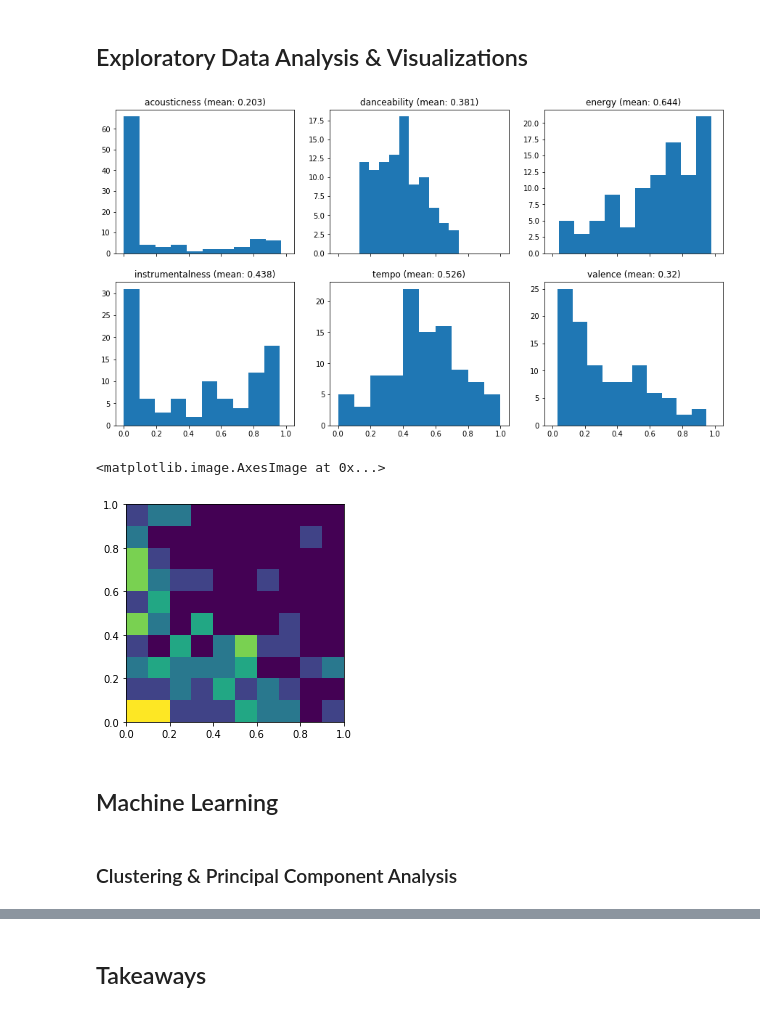
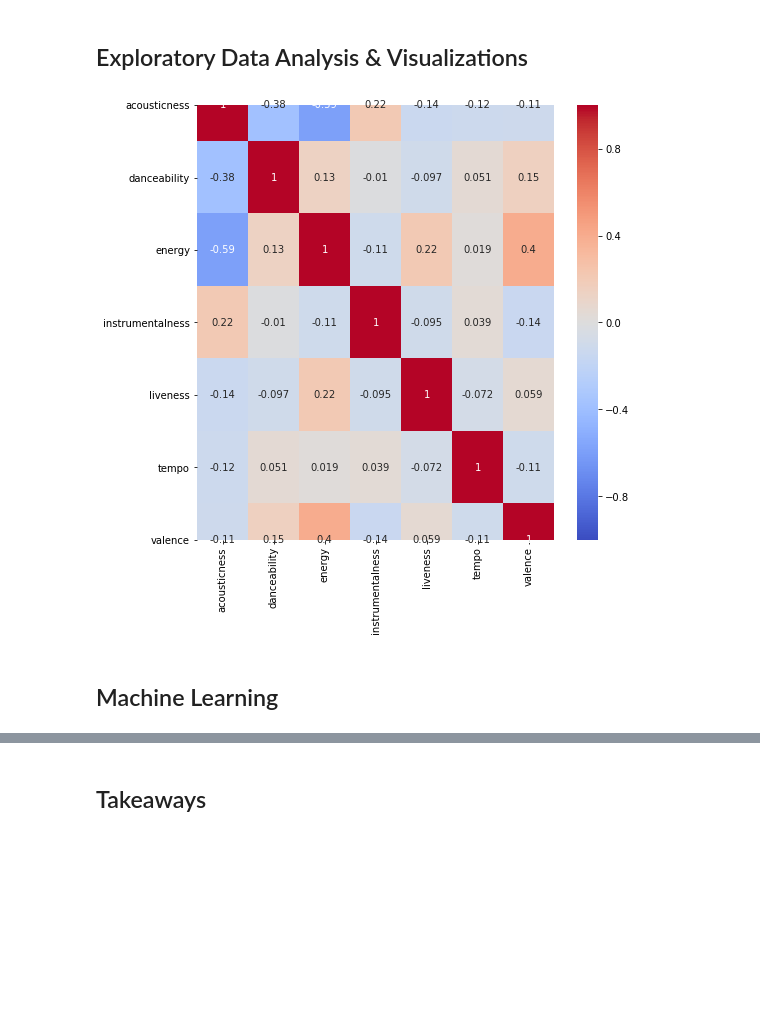
Before and after one commit to oikheloa/oikheloa.github.io, a Jupyter notebook: Final/CMSC320_Final_Project.ipynb, the cells around one changed output, grey strips where cells are left out. Cells and saved outputs as stored; diff of their text form; code cells hidden in the pictures; blank space fills up the shorter version.

```diff
--- a/Final/CMSC320_Final_Project.ipynb
+++ b/Final/CMSC320_Final_Project.ipynb
@@ -102,27 +98,22 @@ Username: 12124976904
 # %% [markdown]
 ## Exploratory Data Analysis & Visualizations
 # %%
-#Explain the columns and how values are determined.
+# Explain the columns and how values are determined.
 # Summary Statistics
 # Histograms
 # Correlation Graphs
+features.describe()
+
+# corrMatrix = features.corr()
+# sns.heatmap(corrMatrix, annot=True)
+
+plt.figure(figsize=(8,8))
+sns.heatmap(features.corr(),
+            vmin=-1,
+            cmap='coolwarm',
+            annot=True);
+# %% [output]
+[figure, added]
-# %%
-fig, ax = plt.subplots(2, 3, sharex=True, figsize=(15,8))
-ax = ax.flatten()
-idx = 0
-
-for col in features.columns:
-    ax[idx].hist(features[col])
-    ax[idx].set_title(col + " (mean: " + str(np.round(features[col].mean(), 3)) + ")")
-    idx += 1
-# %% [output]
-[figure, removed]
-# %%
-h, xedges, yedges = np.histogram2d(features['energy'], features['valence'])
-plt.imshow(h, extent=[0, 1, 0, 1])
-# %% [output]
-<matplotlib.image.AxesImage at 0x...>
-[figure, removed]
 # %% [markdown]
 ## Machine Learning
 # %%
@@ -140,2 +131,0 @@ plt.imshow(h, extent=[0, 1, 0, 1])
-# %% [markdown]
-### Clustering & Principal Component Analysis
```
Also changed, not shown: parts of 13 cells of this notebook, 6 other files.
